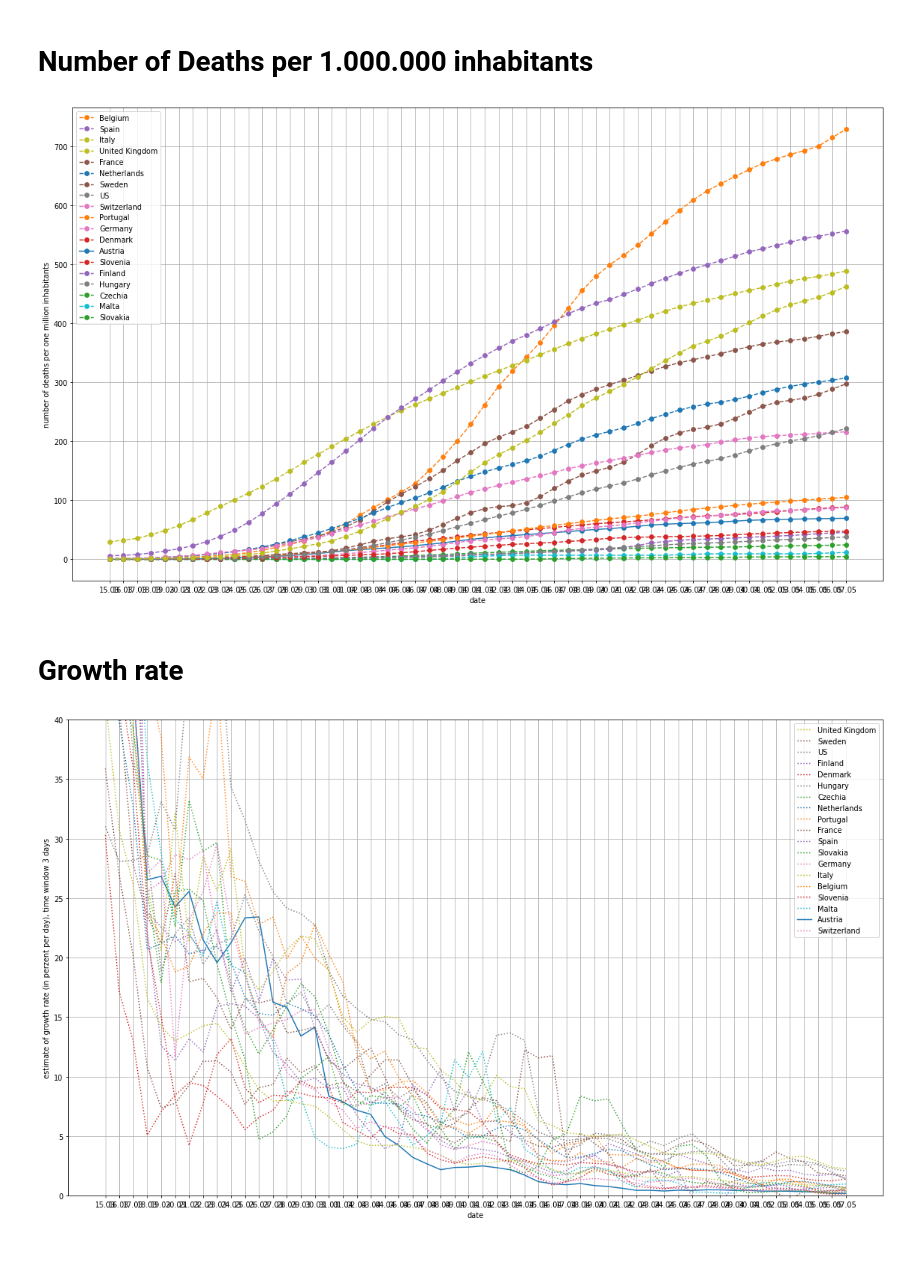
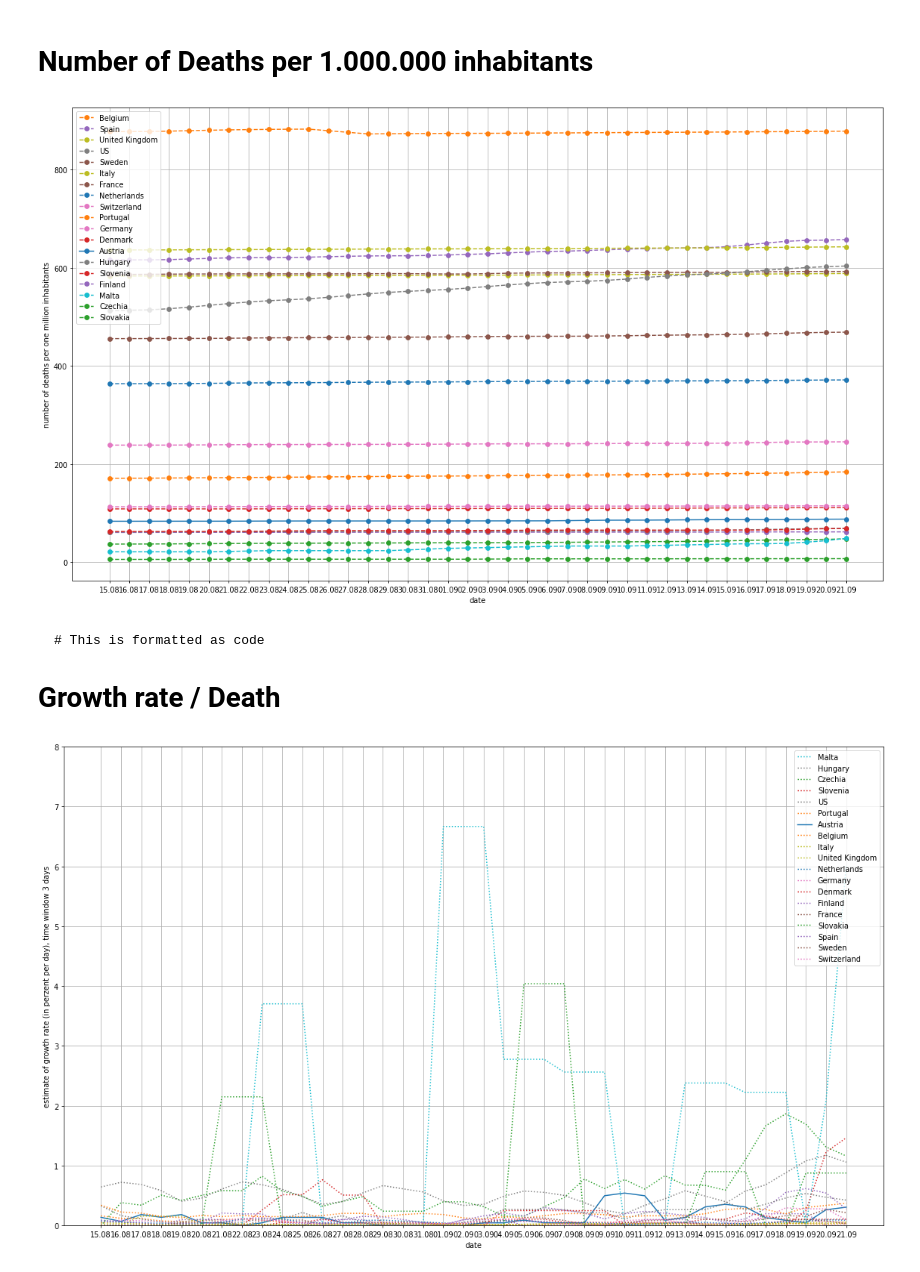
Before and after one commit to human-centered-ai-lab/app-covid-19-playground, a Jupyter notebook: covid_19_playground.ipynb, the cells around one changed output. Drawn from its saved outputs; the diff is of its cells as text; code cells hidden in the pictures.

````diff
--- a/covid_19_playground.ipynb
+++ b/covid_19_playground.ipynb
@@ -47,8 +49,8 @@ population.update ({'US' : 330467650})
 #print ("COUNTRIES OF INTEREST WITH POPULATION")
 #print (population)
 
-start_date = date(2020, 3, 15)
-end_date   = date(2020, 3, 30)
+start_date = date(2020, 8, 15)
+end_date   = date(2020, 9, 15)
 
 
 endDateForDiagram  = ( datetime.now()+timedelta(days=1)).date()
@@ -166,14 +168,19 @@ handles, labels = plt.gca().get_legend_handles_labels()
 plt.legend([handles[idx] for idx in LabelOrdering],[labels[idx] for idx in LabelOrdering], loc='upper left')
 plt.show()
 # %% [output]
-[figure, old version]
+[figure, new version]
 # %% [markdown]
-# **Growth rate**
+
+
+```
+# This is formatted as code
+```
+
+# **Growth rate / Death**
 # %%
 # delta growth rate computing
 deltaInDays = 1
 
-start_date = date(2020, 3, 15)
 dateIndexMapper = []
 datesToConsider = []
 
@@ -198,7 +205,7 @@ numberOfDays = len(datesToInspect)
 numberToOrder = {}
 
 i = 0
-plt.ylim(0, 40)
+plt.ylim(0, 8)
 
 for c in countriesOfInterest:
         y_axis_data = []
@@ -210,33 +217,33 @@ for c in countriesOfInterest:
 
             for daydata in datafromonecontry:
                 if daydata['date'] == dateIndexMapper [dateIndexReverse+deltaInDays]:
-                    fromcc = daydata['confirmed']
+                    fromcc = daydata['deaths']
             for daydata in datafromonecontry:
                 if daydata['date'] == dateIndexMapper [dateIndexReverse]:
-                    tocc  = daydata['confirmed']
+                    tocc  = daydata['deaths']
 
             if fromcc  == 0:
                 v = 0
             else:
                 v = 100 * (tocc-fromcc) / fromcc  / deltaInDays
 
             numberToOrder[i] = v
             y_axis_data.append(v)
         y_axis_data_av = bn.move_mean(y_axis_data, window=3, min_count=1)
         ls = 'solid' if c == 'Austria' else 'dotted'
         lines, = plt.plot(x_axis_data,  y_axis_data_av, label=c, linestyle=ls)
         labels.append (c)
         i = i + 1
 
 LabelOrdering = []
 for e in sorted(numberToOrder.items(), key=lambda x: x[1], reverse=True):
         LabelOrdering.append (e[0])
 
 plt.xlabel("date")
 plt.ylabel("estimate of growth rate (in perzent per day), time window 3 days")
 plt.grid(True)
 
 handles, labels = plt.gca().get_legend_handles_labels()
 legend = plt.legend([handles[idx] for idx in LabelOrdering],[labels[idx] for idx in LabelOrdering], loc='upper right')
 # %% [output]
-[figure, old version]
+[figure, new version]
````
Also changed, not shown: parts of 4 cells of this notebook.
